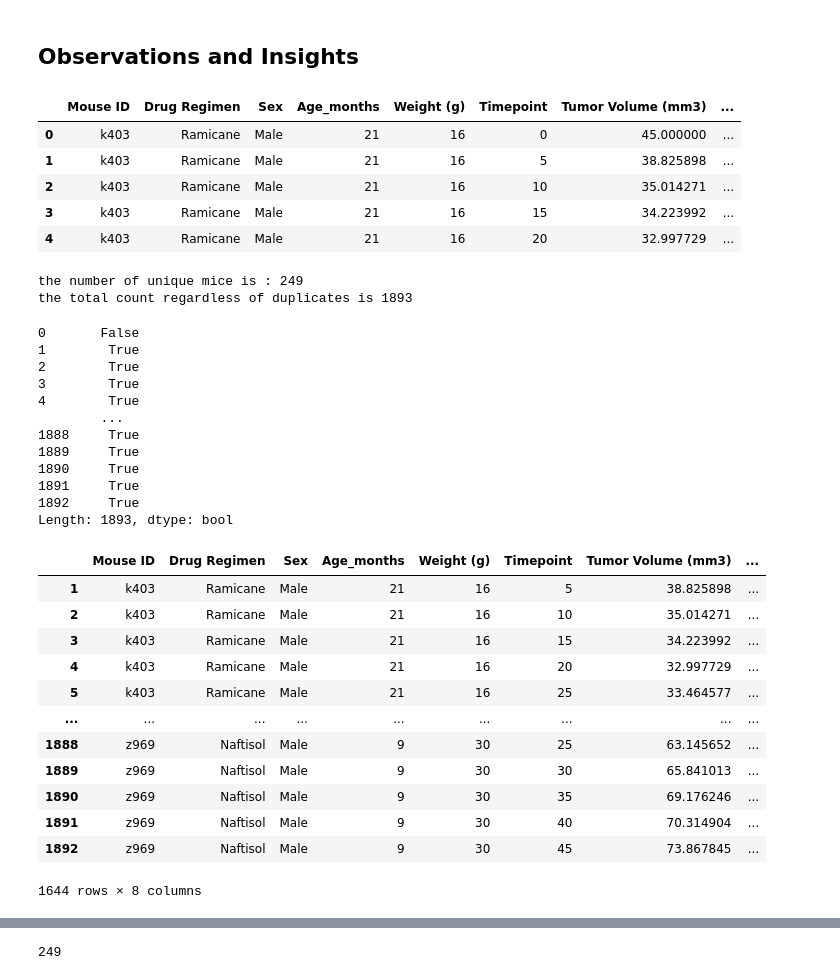
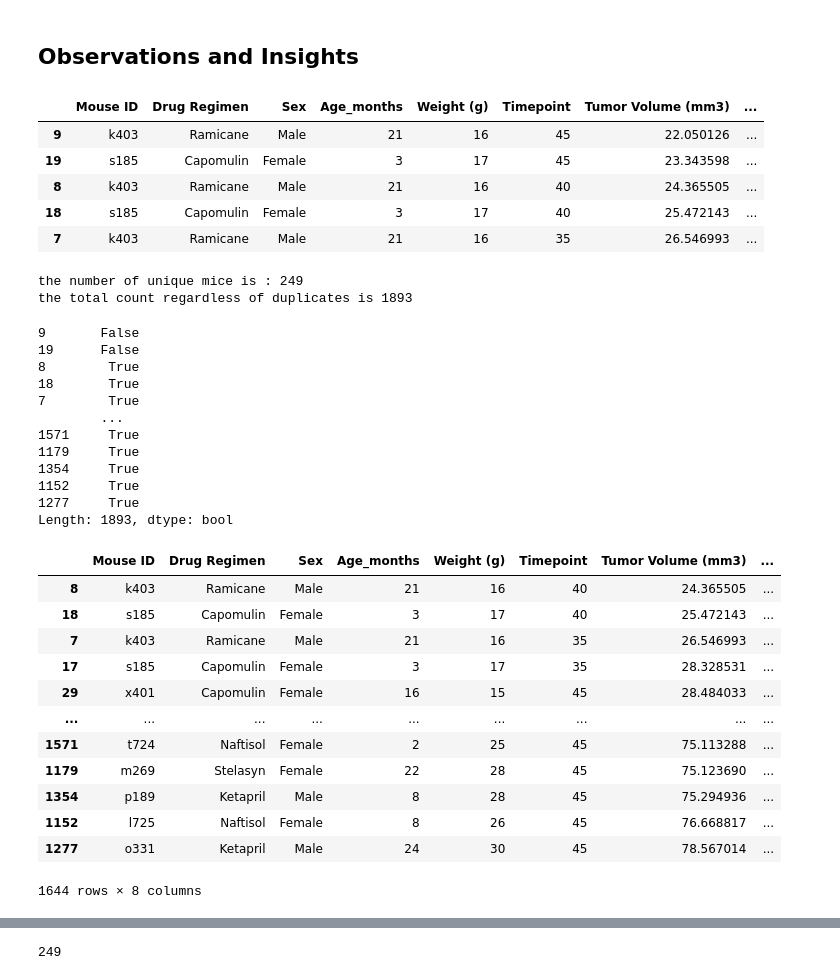
Before and after one commit to emjasmine/matplotlib-challenge, a Jupyter notebook: pymaceuticals_starter.ipynb, the cells around one changed output, grey strips where cells are left out. Cells and saved outputs as stored; diff of their text form; code cells hidden in the pictures.

```diff
--- a/pymaceuticals_starter.ipynb
+++ b/pymaceuticals_starter.ipynb
@@ -3,29 +3,30 @@
 # %%
 # Dependencies and Setup
 import matplotlib.pyplot as plt
 import pandas as pd
 import scipy.stats as st
+import numpy as np
 
 # Study data files
 mouse_metadata_path = "data/Mouse_metadata.csv"
 study_results_path = "data/Study_results.csv"
 
 # Read the mouse data and the study results
 mouse_metadata = pd.read_csv(mouse_metadata_path)
 study_results = pd.read_csv(study_results_path)
 #print(mouse_metadata.columns,study_results.columns), used this to determine the shared data column
 
 # Combine the data into a single dataset
-merge_df=pd.merge(mouse_metadata,study_results, on='Mouse ID', how='outer')
+merge_df=pd.merge(mouse_metadata,study_results).sort_values('Tumor Volume (mm3)')
 # Display the data table for preview
 merge_df.head()
 # %% [output]
 |  | Mouse ID | Drug Regimen | Sex | Age_months | Weight (g) | Timepoint | Tumor Volume (mm3) | ... |
-| 0 | k403 | Ramicane | Male | 21 | 16 | 0 | 45.000000 | ... |
-| 1 | k403 | Ramicane | Male | 21 | 16 | 5 | 38.825898 | ... |
-| 2 | k403 | Ramicane | Male | 21 | 16 | 10 | 35.014271 | ... |
-| 3 | k403 | Ramicane | Male | 21 | 16 | 15 | 34.223992 | ... |
-| 4 | k403 | Ramicane | Male | 21 | 16 | 20 | 32.997729 | ... |
+| 9 | k403 | Ramicane | Male | 21 | 16 | 45 | 22.050126 | ... |
+| 19 | s185 | Capomulin | Female | 3 | 17 | 45 | 23.343598 | ... |
+| 8 | k403 | Ramicane | Male | 21 | 16 | 40 | 24.365505 | ... |
+| 18 | s185 | Capomulin | Female | 3 | 17 | 40 | 25.472143 | ... |
+| 7 | k403 | Ramicane | Male | 21 | 16 | 35 | 26.546993 | ... |
 # %%
 # Checking the number of mice.
 #checking for the unique number of mice(no duplicate IDs)
@@ -42,17 +43,17 @@ the total count regardless of duplicates is 1893
 dup_mice=merge_df.duplicated(['Mouse ID'],keep="first")
 dup_mice
 # %% [output]
-0       False
-1        True
-2        True
-3        True
-4        True
+9       False
+19      False
+8        True
+18       True
+7        True
         ...
-1888     True
-1889     True
-1890     True
-1891     True
-1892     True
+1571     True
+1179     True
+1354     True
+1152     True
+1277     True
 Length: 1893, dtype: bool
 # %%
 # Optional: Get all the data for the duplicate mouse ID.
@@ -60,17 +61,17 @@ dup_df=merge_df[dup_mice]
 dup_df
 # %% [output]
 |  | Mouse ID | Drug Regimen | Sex | Age_months | Weight (g) | Timepoint | Tumor Volume (mm3) | ... |
-| 1 | k403 | Ramicane | Male | 21 | 16 | 5 | 38.825898 | ... |
-| 2 | k403 | Ramicane | Male | 21 | 16 | 10 | 35.014271 | ... |
-| 3 | k403 | Ramicane | Male | 21 | 16 | 15 | 34.223992 | ... |
-| 4 | k403 | Ramicane | Male | 21 | 16 | 20 | 32.997729 | ... |
-| 5 | k403 | Ramicane | Male | 21 | 16 | 25 | 33.464577 | ... |
+| 8 | k403 | Ramicane | Male | 21 | 16 | 40 | 24.365505 | ... |
+| 18 | s185 | Capomulin | Female | 3 | 17 | 40 | 25.472143 | ... |
+| 7 | k403 | Ramicane | Male | 21 | 16 | 35 | 26.546993 | ... |
+| 17 | s185 | Capomulin | Female | 3 | 17 | 35 | 28.328531 | ... |
+| 29 | x401 | Capomulin | Female | 16 | 15 | 45 | 28.484033 | ... |
 | ... | ... | ... | ... | ... | ... | ... | ... | ... |
-| 1888 | z969 | Naftisol | Male | 9 | 30 | 25 | 63.145652 | ... |
-| 1889 | z969 | Naftisol | Male | 9 | 30 | 30 | 65.841013 | ... |
-| 1890 | z969 | Naftisol | Male | 9 | 30 | 35 | 69.176246 | ... |
-| 1891 | z969 | Naftisol | Male | 9 | 30 | 40 | 70.314904 | ... |
-| 1892 | z969 | Naftisol | Male | 9 | 30 | 45 | 73.867845 | ... |
+| 1571 | t724 | Naftisol | Female | 2 | 25 | 45 | 75.113288 | ... |
+| 1179 | m269 | Stelasyn | Female | 22 | 28 | 45 | 75.123690 | ... |
+| 1354 | p189 | Ketapril | Male | 8 | 28 | 45 | 75.294936 | ... |
+| 1152 | l725 | Naftisol | Female | 8 | 26 | 45 | 76.668817 | ... |
+| 1277 | o331 | Ketapril | Male | 24 | 30 | 45 | 78.567014 | ... |
 1644 rows × 8 columns
 # %%
 # Create a clean DataFrame by dropping the duplicate mouse by its ID.
```
Also changed, not shown: parts of 6 cells of this notebook.
